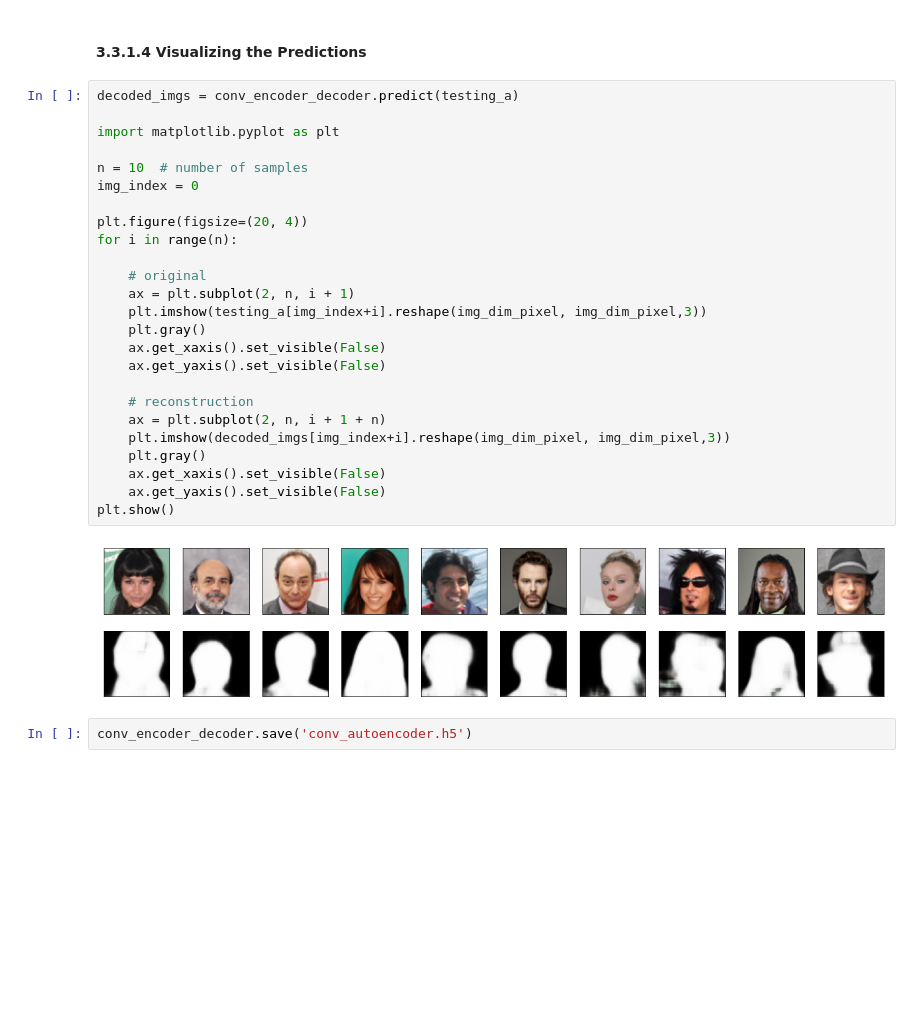
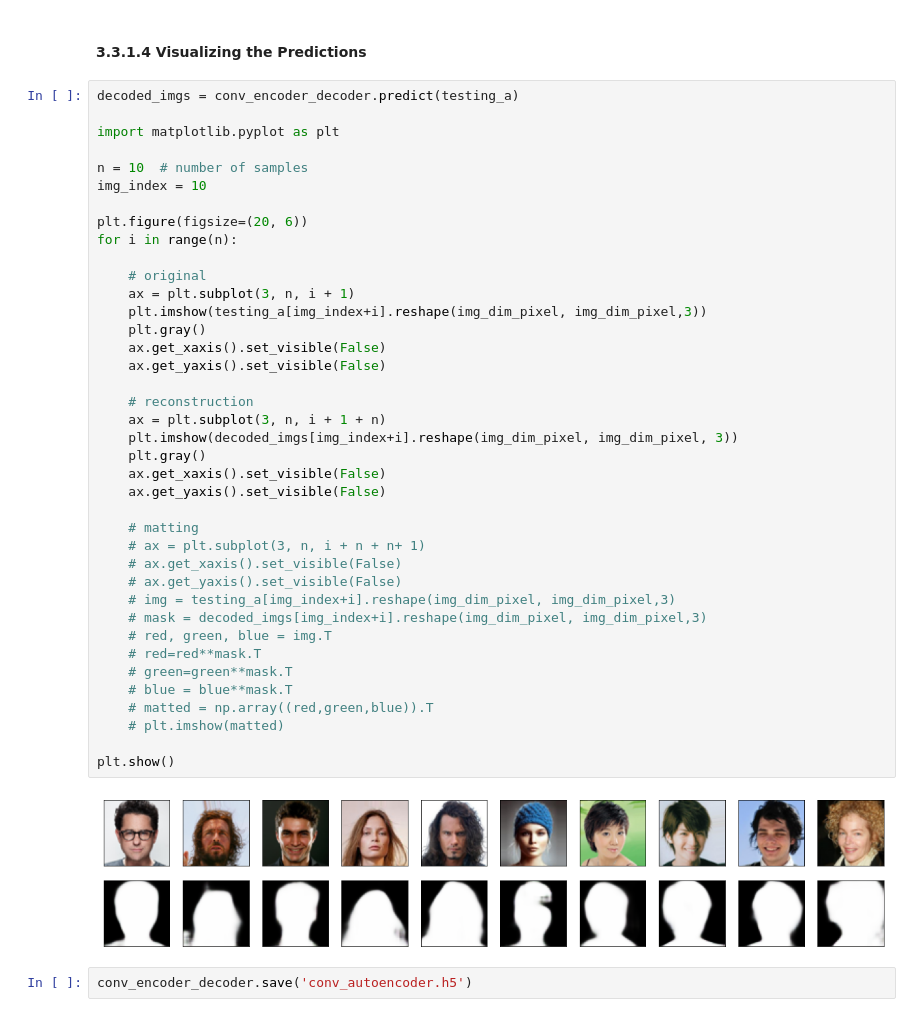
Before and after one commit to kocabiyik/deep-learning, a Jupyter notebook: 43-image-matting-celeba.ipynb, the cells around one changed output. Drawn from its saved outputs; the diff is of its cells as text; blank space fills up the shorter version.

```diff
--- a/43-image-matting-celeba.ipynb
+++ b/43-image-matting-celeba.ipynb
@@ -276,30 +278,44 @@ conv_encoder_decoder.fit(training_a, training_b,
 # %%
 decoded_imgs = conv_encoder_decoder.predict(testing_a)
 
 import matplotlib.pyplot as plt
 
 n = 10  # number of samples
-img_index = 0
+img_index = 10
 
-plt.figure(figsize=(20, 4))
+plt.figure(figsize=(20, 6))
 for i in range(n):
 
     # original
-    ax = plt.subplot(2, n, i + 1)
+    ax = plt.subplot(3, n, i + 1)
     plt.imshow(testing_a[img_index+i].reshape(img_dim_pixel, img_dim_pixel,3))
     plt.gray()
     ax.get_xaxis().set_visible(False)
     ax.get_yaxis().set_visible(False)
 
     # reconstruction
-    ax = plt.subplot(2, n, i + 1 + n)
-    plt.imshow(decoded_imgs[img_index+i].reshape(img_dim_pixel, img_dim_pixel,3))
+    ax = plt.subplot(3, n, i + 1 + n)
+    plt.imshow(decoded_imgs[img_index+i].reshape(img_dim_pixel, img_dim_pixel, 3))
     plt.gray()
     ax.get_xaxis().set_visible(False)
     ax.get_yaxis().set_visible(False)
+
+    # matting
+    # ax = plt.subplot(3, n, i + n + n+ 1)
+    # ax.get_xaxis().set_visible(False)
+    # ax.get_yaxis().set_visible(False)
+    # img = testing_a[img_index+i].reshape(img_dim_pixel, img_dim_pixel,3)
+    # mask = decoded_imgs[img_index+i].reshape(img_dim_pixel, img_dim_pixel,3)
+    # red, green, blue = img.T
+    # red=red**mask.T
+    # green=green**mask.T
+    # blue = blue**mask.T
+    # matted = np.array((red,green,blue)).T
+    # plt.imshow(matted)
+
 plt.show()
 # %% [output]
-[figure, old version]
+[figure, new version]
 # %%
 conv_encoder_decoder.save('conv_autoencoder.h5')
 # %% [markdown]
```
Also changed, not shown: parts of 27 cells of this notebook.
